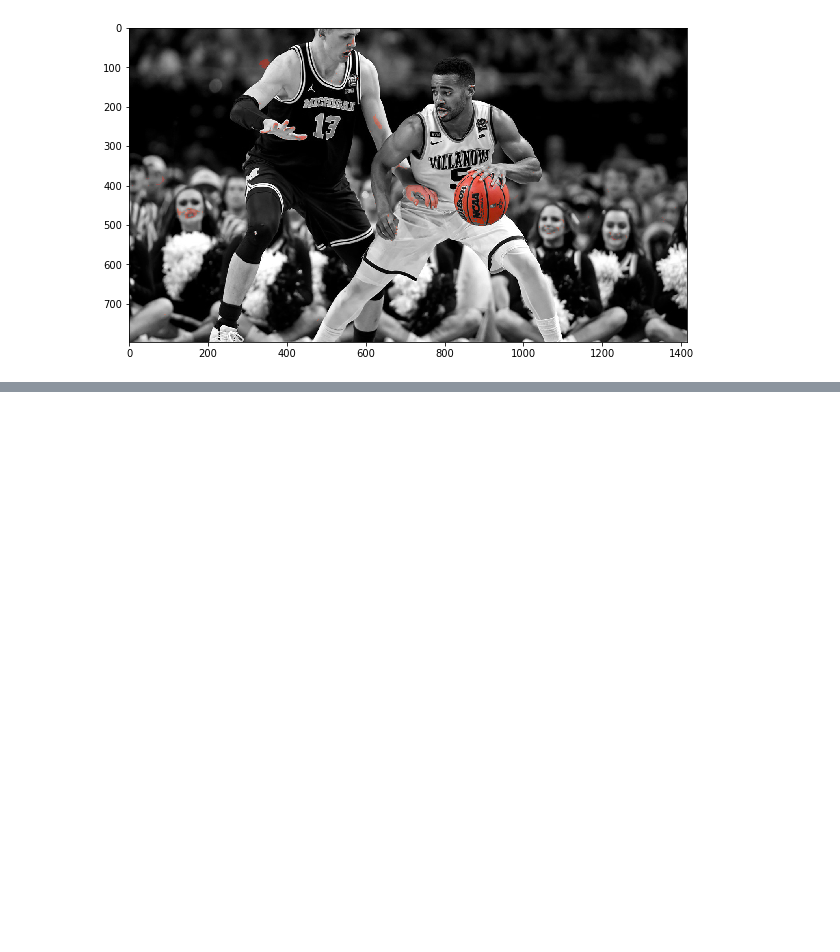
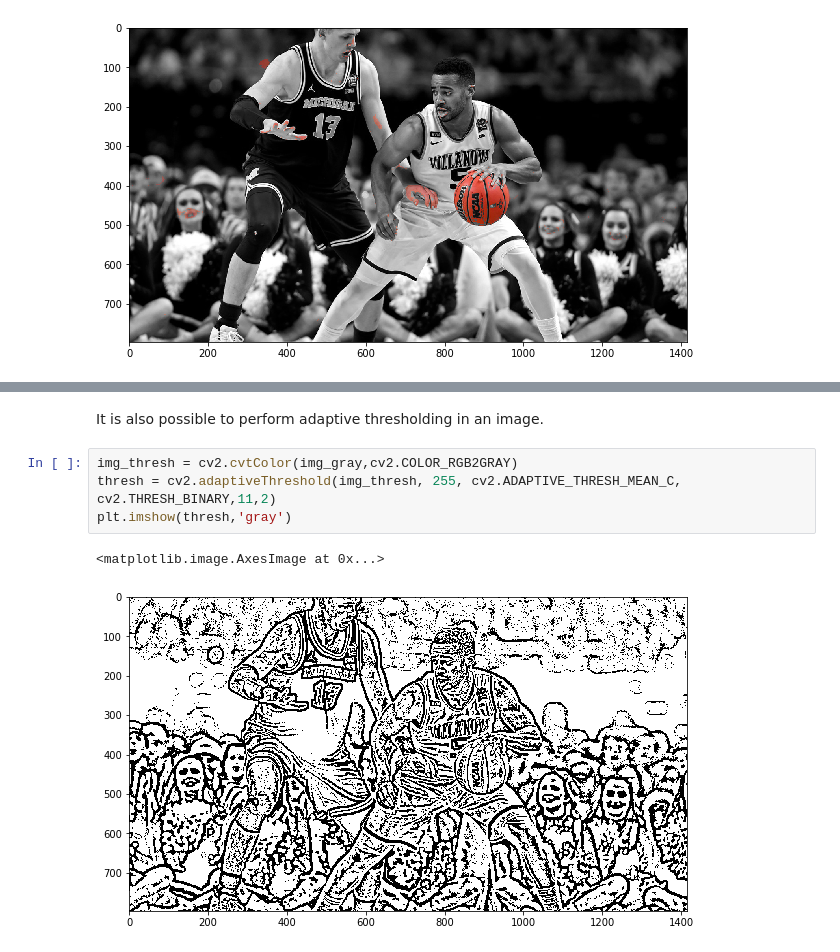
Before and after one commit to guilhermesimas/text-classification, a Jupyter notebook: opencv-img-processing/opencv-img-processing.ipynb, the cells around one changed output, grey strips where cells are left out. Saved outputs shown, nothing was run; the diff lists cells and outputs as text; blank space fills up the shorter version.

```diff
--- a/opencv-img-processing/opencv-img-processing.ipynb
+++ b/opencv-img-processing/opencv-img-processing.ipynb
@@ -51,0 +70,9 @@ plt.imshow(img_done)
+# %% [markdown]
+It is also possible to perform adaptive thresholding in an image.
+# %%
+img_thresh = cv2.cvtColor(img_gray,cv2.COLOR_RGB2GRAY)
+thresh = cv2.adaptiveThreshold(img_thresh, 255, cv2.ADAPTIVE_THRESH_MEAN_C, cv2.THRESH_BINARY,11,2)
+plt.imshow(thresh,'gray')
+# %% [output]
+<matplotlib.image.AxesImage at 0x...>
+[figure, added]
```
Also changed, not shown: parts of 12 cells of this notebook, 1 other file.
